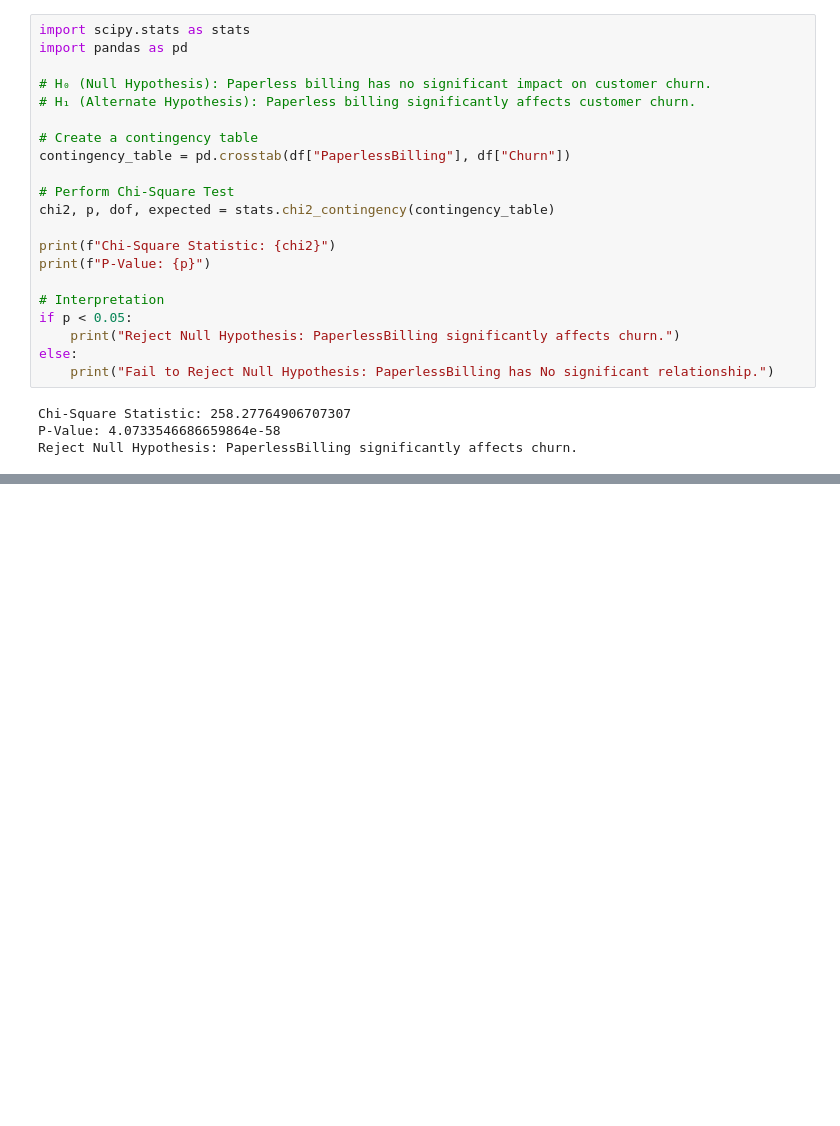
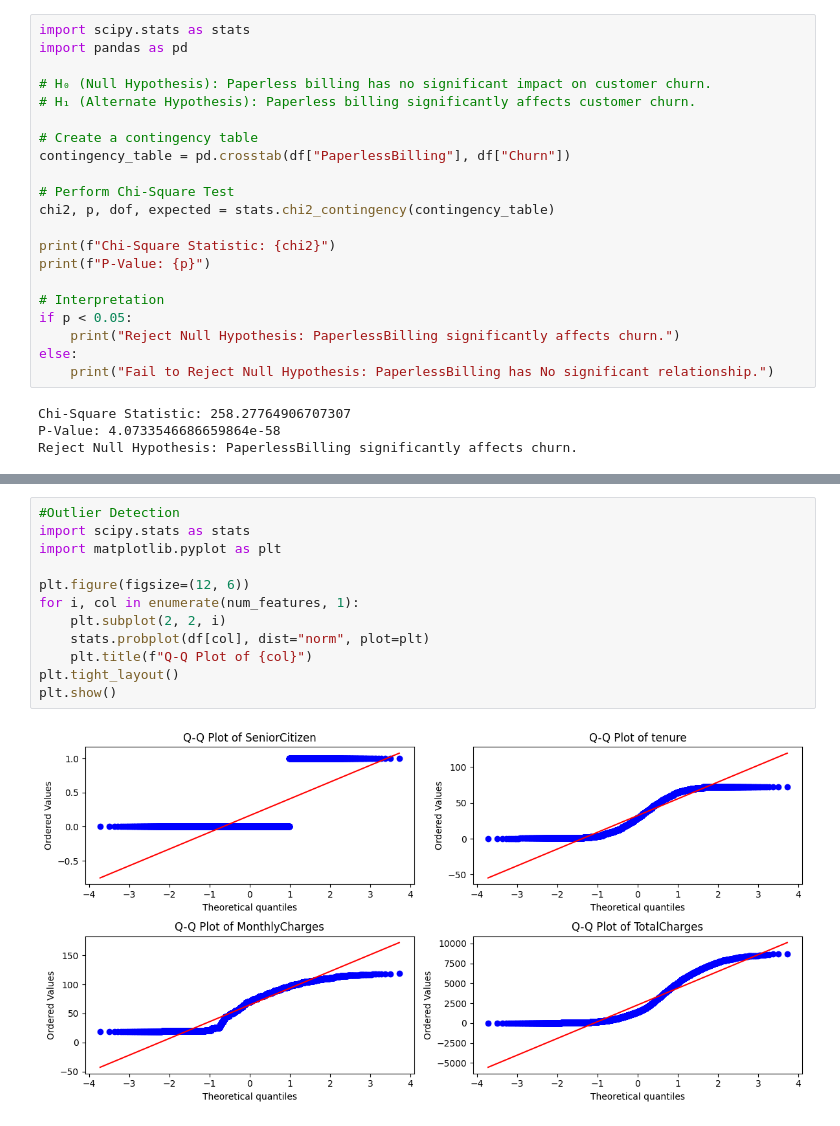
Before and after one commit to kalluri14/Customer-Churn-Prediction, a Jupyter notebook: notebooks/EDA.ipynb, the cells around one changed output, grey strips where cells are left out. Drawn from its saved outputs; the diff is of its cells as text; blank space fills up the shorter version.

```diff
--- a/notebooks/EDA.ipynb
+++ b/notebooks/EDA.ipynb
@@ -277,0 +334,14 @@ Reject Null Hypothesis: PaperlessBilling significantly affects churn.
+# %%
+#Outlier Detection
+import scipy.stats as stats
+import matplotlib.pyplot as plt
+
+plt.figure(figsize=(12, 6))
+for i, col in enumerate(num_features, 1):
+    plt.subplot(2, 2, i)
+    stats.probplot(df[col], dist="norm", plot=plt)
+    plt.title(f"Q-Q Plot of {col}")
+plt.tight_layout()
+plt.show()
+# %% [output]
+[figure, added]
```
Also changed, not shown: parts of 18 cells of this notebook.
